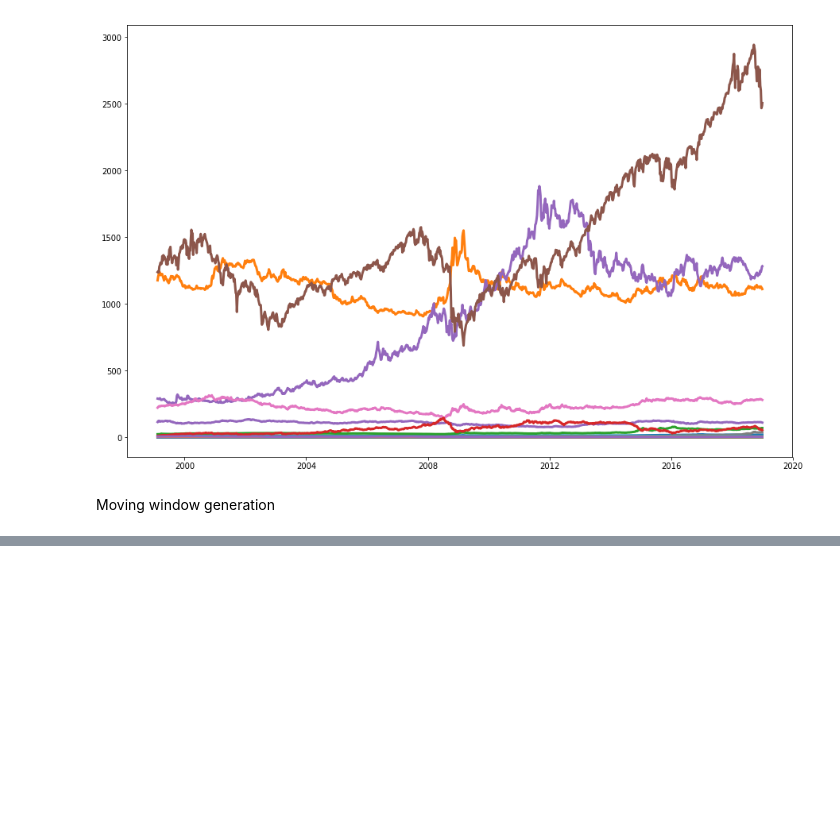
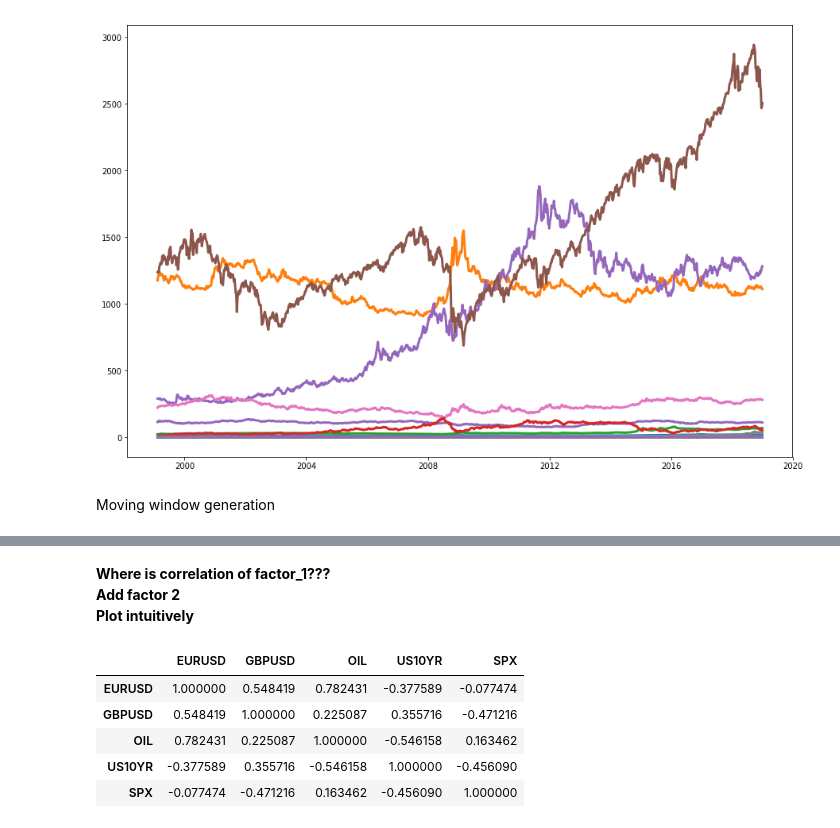
Before and after one commit to laureat/Python, a Jupyter notebook: PCA.ipynb, the cells around one changed output, grey strips where cells are left out. Drawn from its saved outputs; the diff is of its cells as text; code cells hidden in the pictures; blank space fills up the shorter version.

```diff
--- a/PCA.ipynb
+++ b/PCA.ipynb
@@ -75,0 +97,13 @@ plt.show()
+# %% [markdown]
+**Where is correlation of factor_1???
+<br> Add factor 2
+<br> Plot intuitively**
+# %%
+X_std_2.corr()
+# %% [output]
+|  | EURUSD | GBPUSD | OIL | US10YR | SPX |
+| EURUSD | 1.000000 | 0.548419 | 0.782431 | -0.377589 | -0.077474 |
+| GBPUSD | 0.548419 | 1.000000 | 0.225087 | 0.355716 | -0.471216 |
+| OIL | 0.782431 | 0.225087 | 1.000000 | -0.546158 | 0.163462 |
+| US10YR | -0.377589 | 0.355716 | -0.546158 | 1.000000 | -0.456090 |
+| SPX | -0.077474 | -0.471216 | 0.163462 | -0.456090 | 1.000000 |
```
Also changed, not shown: parts of 17 cells of this notebook.
